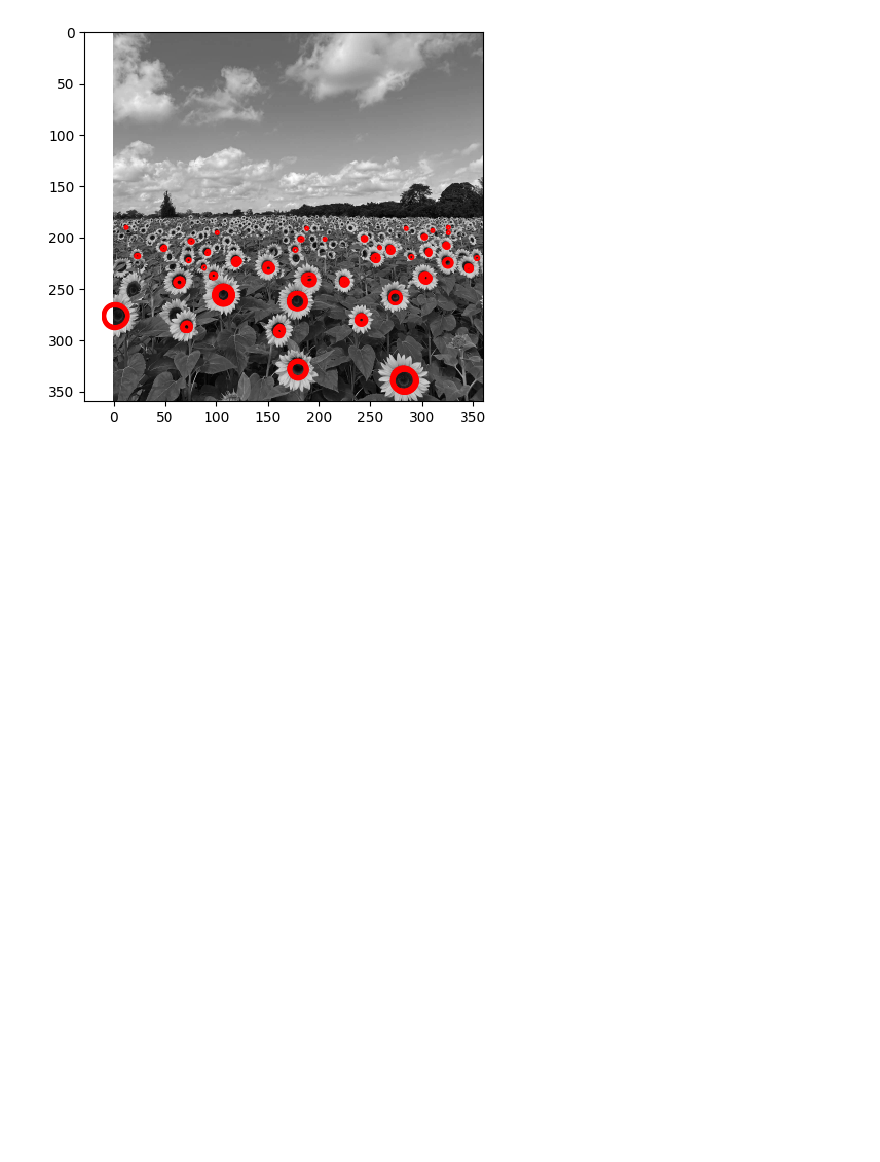
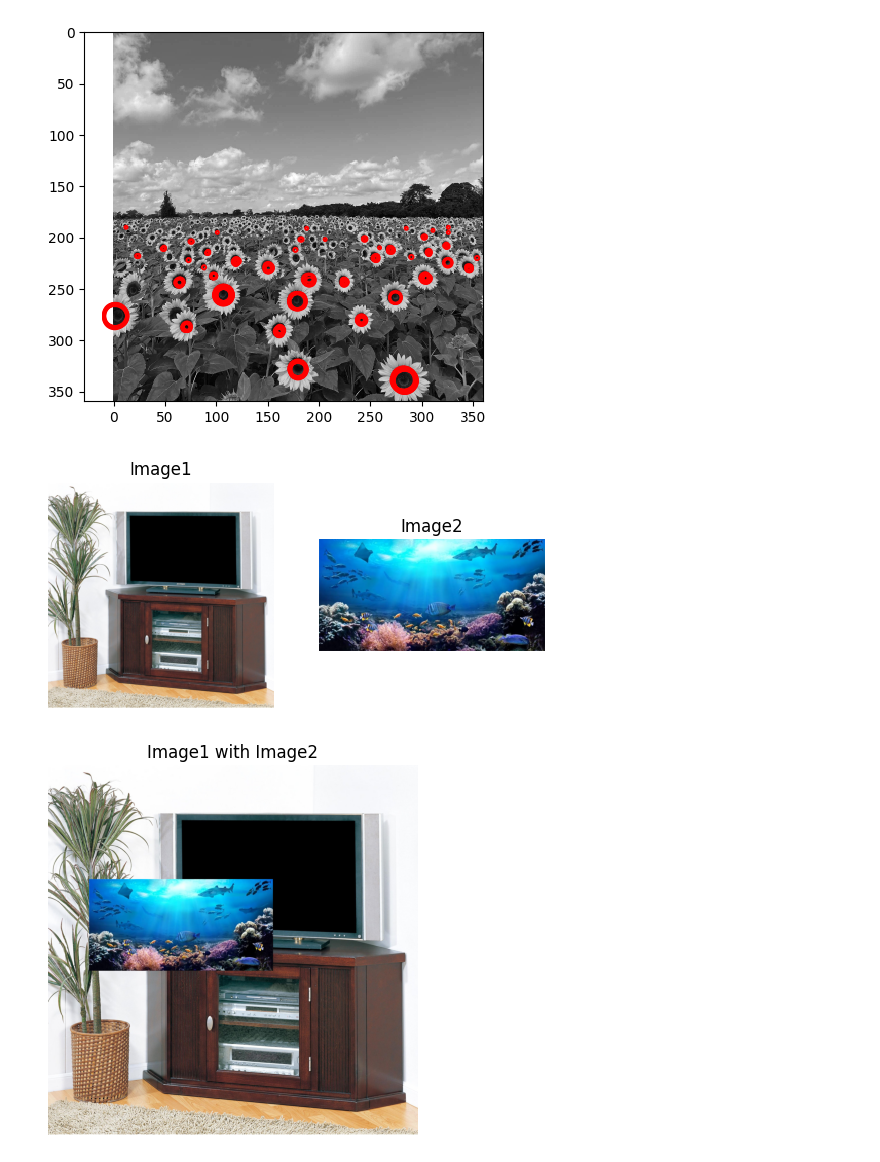
Before and after one commit to Ishana-Dewmini/EN3160_Fitting_and_Alignment, a Jupyter notebook: 200477U_Assignment2.ipynb, the cells around one changed output. Cells and saved outputs as stored; diff of their text form; code cells hidden in the pictures; blank space fills up the shorter version.

```diff
--- a/200477U_Assignment2.ipynb
+++ b/200477U_Assignment2.ipynb
@@ -70,3 +70,60 @@ plt.show()
 # %% [output]
 (360, 360) (9, 362, 362)
 [figure]
+# %%
+import cv2
+import numpy as np
+import matplotlib.pyplot as plt
+
+# Load the images
+im1 = cv2.imread("tv.jpg")  # shape (1800, 1800, 3)
+im2 = cv2.imread("ocean.jpg")  # shape (445, 894, 3)
+
+# Display the images
+plt.subplot(1, 2, 1)
+plt.imshow(cv2.cvtColor(im1, cv2.COLOR_BGR2RGB))
+plt.title("Image1")
+plt.axis('off')  # Remove axis labels
+
+plt.subplot(1, 2, 2)
+plt.imshow(cv2.cvtColor(im2, cv2.COLOR_BGR2RGB))
+plt.title("Image2")
+plt.axis('off')  # Remove axis labels
+
+# Define the four corner points of image1
+top_left = (200, 1000)
+top_right = (1094, 1000)
+bottom_left = (200, 1000 - 445)
+bottom_right = (1094, 1000 - 445)
+
+# Define the corner points of image2
+pts1 = np.float32([[0, im2.shape[0]], [im2.shape[1], im2.shape[0]], [im2.shape[1], 0], [0, 0]])
+
+# Create a transformation matrix to map image2 to image1
+h, _ = cv2.findHomography(pts1, np.array([top_left, top_right, bottom_right, bottom_left], dtype=np.float32))
+
+# Warp image2 to image1
+img2_warp = cv2.warpPerspective(im2, h, (im1.shape[1], im1.shape[0]))
+
+# Create a mask for the image2 region
+img2_mask = np.zeros_like(im1, dtype=np.uint8)
+cv2.fillConvexPoly(img2_mask, np.array([top_left, top_right, bottom_right, bottom_left], dtype=np.int32), (255, 255, 255))
+
+# Invert the mask to get the non-image2 region
+non_img2_mask = cv2.bitwise_not(img2_mask)
+
+# Remove the image2 region from image1
+img1_without_img2 = cv2.bitwise_and(im1, non_img2_mask)
+
+# Combine the image2 region and the image1 without the image2 region
+result = cv2.bitwise_or(img2_warp, img1_without_img2)
+
+# Display the result
+plt.figure()
+plt.imshow(cv2.cvtColor(result, cv2.COLOR_BGR2RGB))
+plt.title("Image1 with Image2")
+plt.axis('off')  # Remove axis labels
+plt.show()
+# %% [output]
+[figure, added]
+[figure, added]
```
